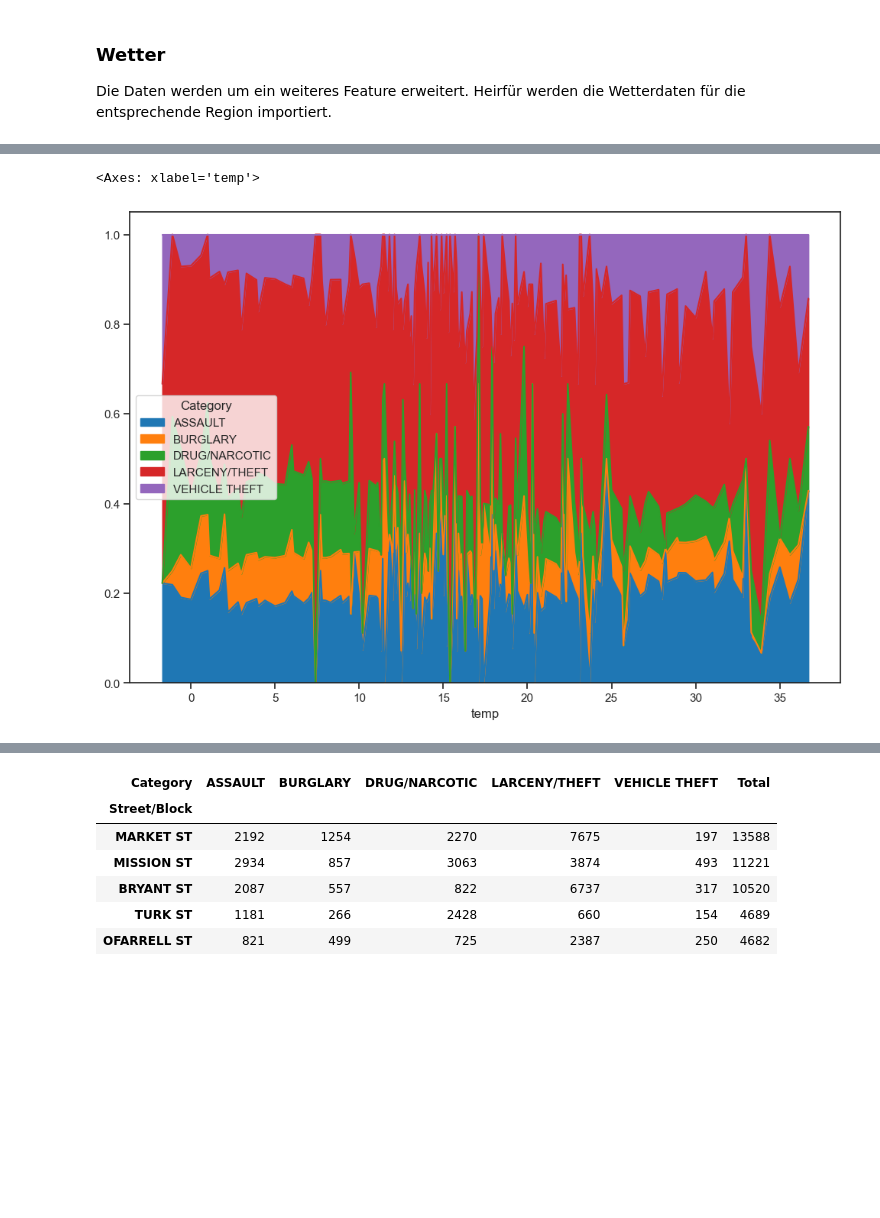
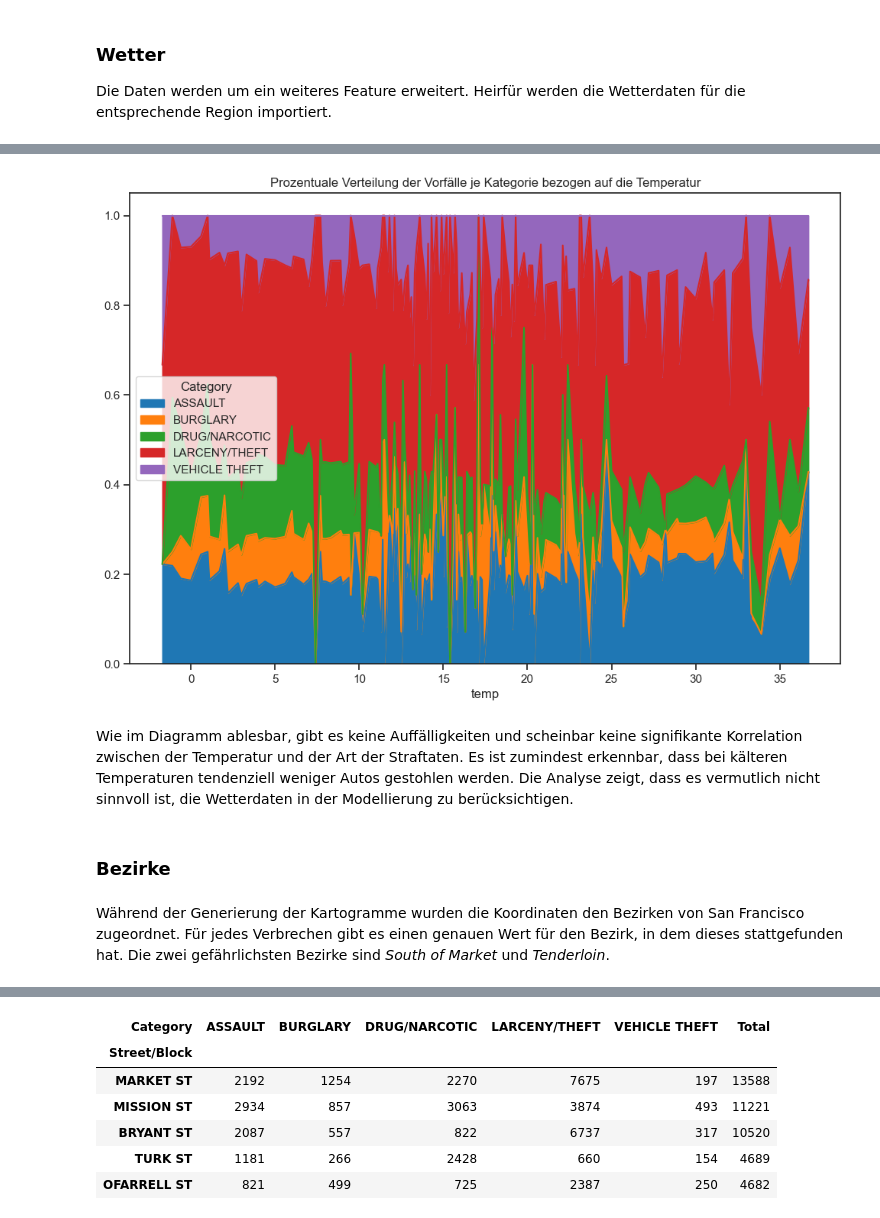
Before and after one commit to FelixSiegfriedRiedel/San-Francisco-Crime, a Jupyter notebook: crime.ipynb, the cells around one changed output, grey strips where cells are left out. Drawn from its saved outputs; the diff is of its cells as text; code cells hidden in the pictures; blank space fills up the shorter version.

```diff
--- a/crime.ipynb
+++ b/crime.ipynb
@@ -622,6 +618,14 @@ crime.describe()
 # %%
 temp_cat_ct = pd.crosstab(crime["temp"], crime["Category"],  normalize='index')
 temp_cat_ct.plot(kind="area",  stacked="true", figsize=(12, 8))
+plt.title("Prozentuale Verteilung der Vorfälle je Kategorie bezogen auf die Temperatur")
+plt.show()
 # %% [output]
-<Axes: xlabel='temp'>
-[figure, old version]
+[figure, new version]
+# %% [markdown]
+Wie im Diagramm ablesbar, gibt es keine Auffälligkeiten und scheinbar keine signifikante Korrelation zwischen der Temperatur und der Art der Straftaten. Es ist zumindest erkennbar, dass bei kälteren Temperaturen tendenziell weniger Autos gestohlen werden.
+Die Analyse zeigt, dass es vermutlich nicht sinnvoll ist, die Wetterdaten in der Modellierung zu berücksichtigen.
+# %% [markdown]
+### Bezirke
+# %% [markdown]
+Während der Generierung der Kartogramme wurden die Koordinaten den Bezirken von San Francisco zugeordnet. Für jedes Verbrechen gibt es einen genauen Wert für den Bezirk, in dem dieses stattgefunden hat. Die zwei gefährlichsten Bezirke sind *South of Market* und *Tenderloin*.
```
Also changed, not shown: parts of 63 cells of this notebook.
